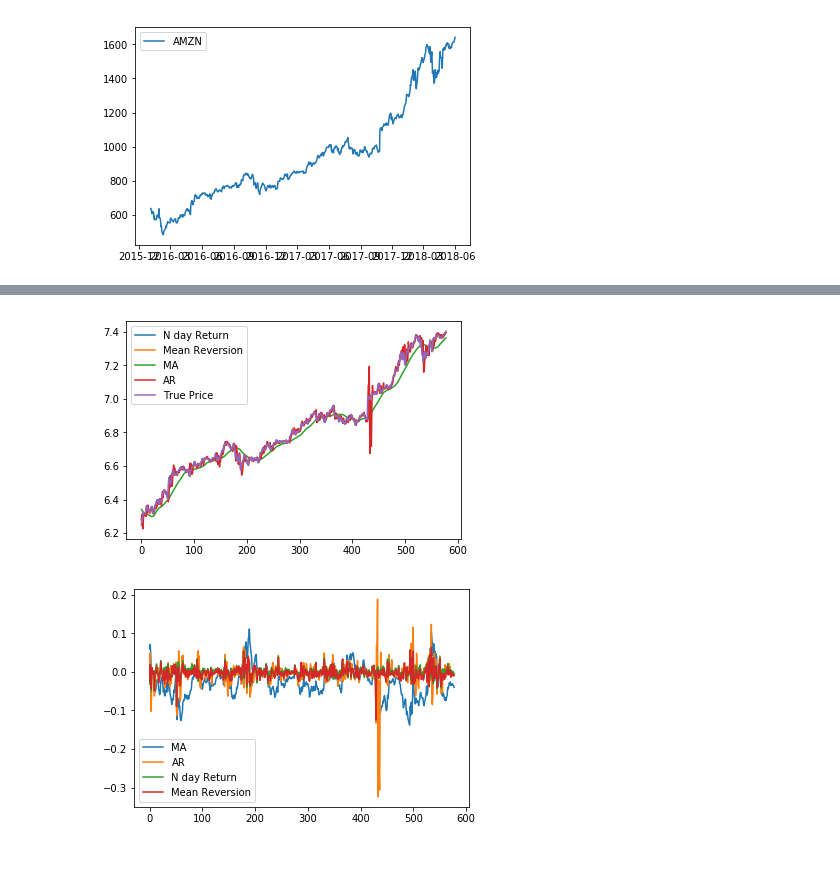
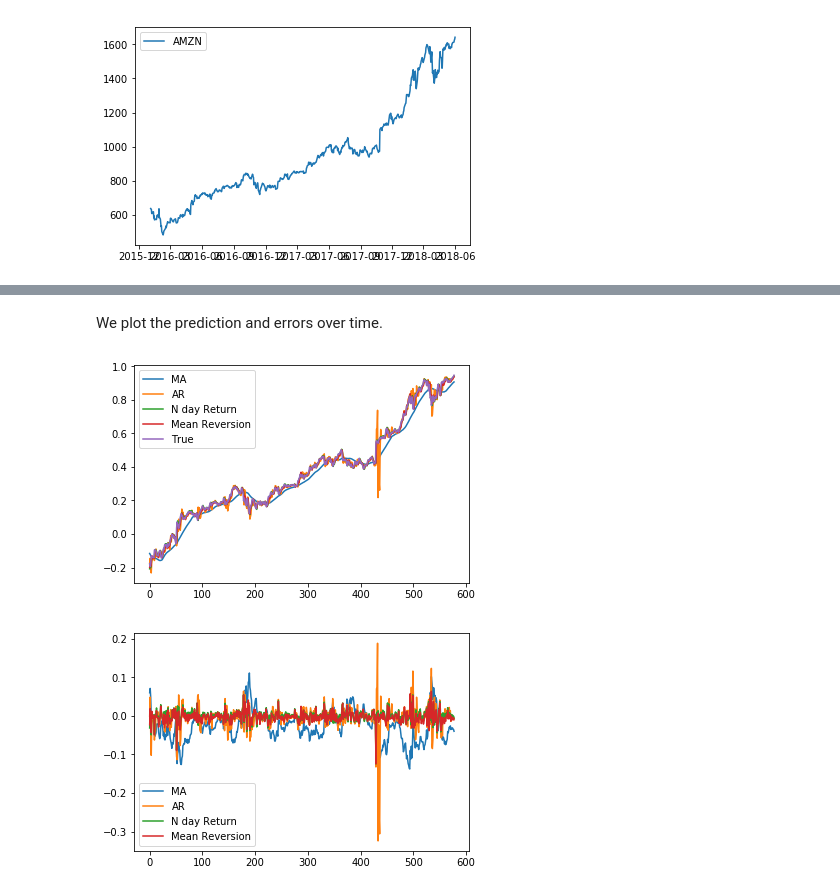
Before and after one commit to YangZhou7/Multi-Armed-Bandit-, a Jupyter notebook: WeightedEstimation.ipynb, the cells around one changed output, grey strips where cells are left out. Saved outputs shown, nothing was run; the diff lists cells and outputs as text; code cells hidden in the pictures; blank space fills up the shorter version.

```diff
--- a/WeightedEstimation.ipynb
+++ b/WeightedEstimation.ipynb
@@ -29,7 +47,7 @@ plt.show()
 [figure]
 # %%
 # Take the log price
-LogSt = np.log(St)
+LogSt = np.log(St) - np.log(St[0])
 plt.plot(LogSt)
 plt.legend(['AMZN'])
 plt.show()
@@ -67,18 +108,8 @@ plt.show()
 # %%
-import statsmodels.tsa.ar_model as ARM
-import warnings
-
-
-
-warnings.simplefilter("ignore")
-
-
-X=pd.Series(LogSt)
-
-
-# Moving average
+X = LogSt
 MA=X.rolling(window=N_day+1,center=False).mean()
 MA.columns=['MA']
+
 
 # AutoRegression
 
@@ -88,7 +119,7 @@ AR.index=X.index[0:N_day]
 for i in range(len(X)-N_day):
     train=X[i:i+N_day]
     test=X[N_day]
-    model = ARM.AR(train)
+    model = smt.AR(train)
     model_fit = model.fit()
     s=pd.Series(model_fit.predict(start=len(train),end=len(train)))
     s.columns=['AR']
@@ -98,7 +129,3 @@ for i in range(len(X)-N_day):
 #AR=pd.Series(AR)
 S_ma = np.array(MA[N_day:])
 S_ar = np.array(AR[N_day:])
-plt.plot(S_ma)
-plt.plot(S_ar)
-plt.legend(['MA','AR'])
-plt.show()
@@ -107,11 +132,14 @@ plt.show()
+# %% [markdown]
+We plot the prediction and errors over time.
 # %%
+#Prediction
+plt.plot(S_ma)
+plt.plot(S_ar)
 plt.plot(S_nd)
 plt.plot(S_ou)
-plt.plot(S_ma)
-plt.plot(S_ar)
 plt.plot(np.array(LogSt[N_day:]))
-plt.legend(['N day Return', 'Mean Reversion','MA','AR', 'True Price'])
+plt.legend(['MA','AR','N day Return', 'Mean Reversion','True'])
 plt.show()
 # %% [output]
-[figure, old version]
+[figure, new version]
 # %%
```
Also changed, not shown: parts of 23 cells of this notebook.
